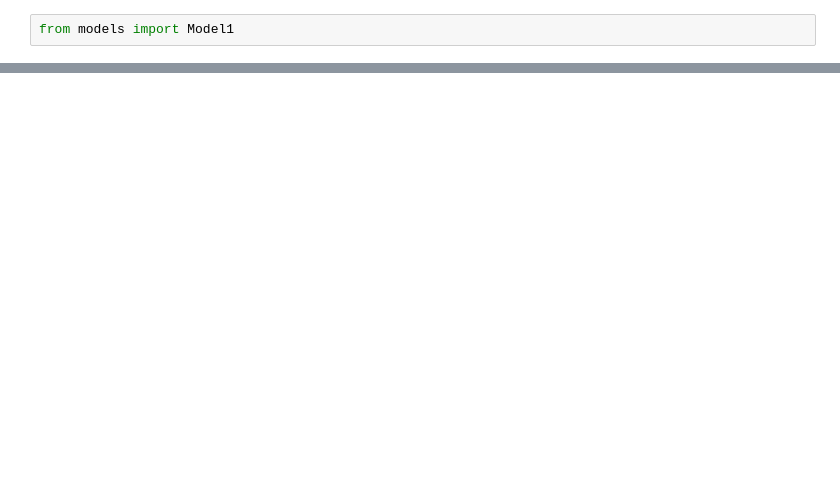
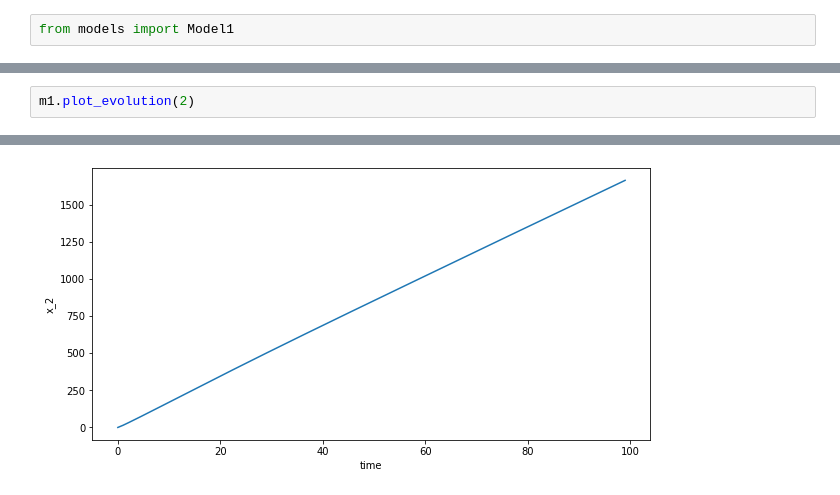
Before and after one commit to manyasha-n-m/hamilton-control, a Jupyter notebook: RL creation process.ipynb, the cells around one changed output, grey strips where cells are left out. Saved outputs shown, nothing was run; the diff lists cells and outputs as text; blank space fills up the shorter version.

```diff
--- a/RL creation process.ipynb
+++ b/RL creation process.ipynb
@@ -188,0 +199,3 @@ net.Wc.round(2), net.Wa.round(2)
+# %%
+m1.plot_evolution(2)
+# %% [output]
@@ -188,0 +203 @@ net.Wc.round(2), net.Wa.round(2)
+[figure, added]
```
Also changed, not shown: parts of 10 cells of this notebook, 3 other files.
